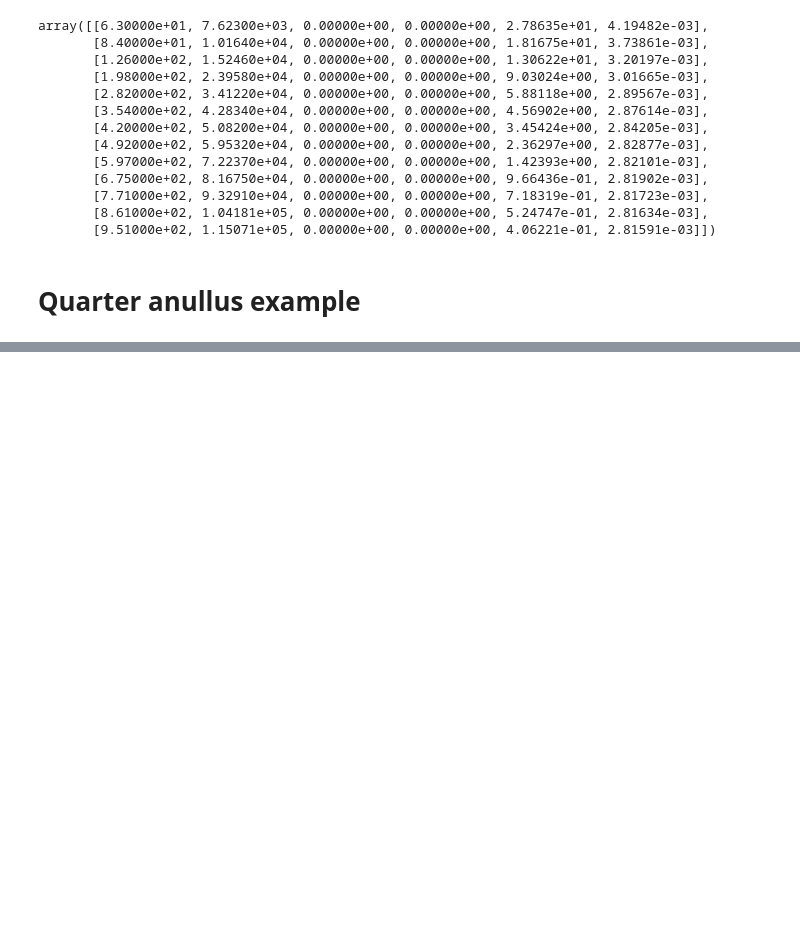
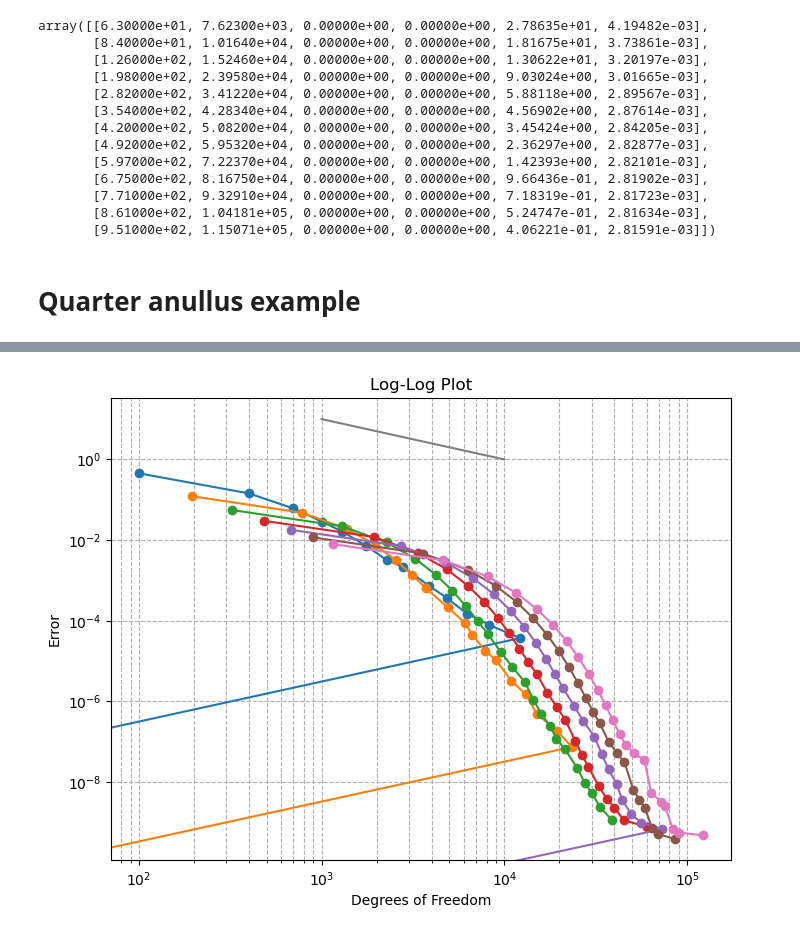
Before and after one commit to c-f-h/pyiga, a Jupyter notebook: notebooks/IETI.ipynb, the cells around one changed output, grey strips where cells are left out. Saved outputs shown, nothing was run; the diff lists cells and outputs as text; code cells hidden in the pictures; blank space fills up the shorter version.

```diff
--- a/notebooks/IETI.ipynb
+++ b/notebooks/IETI.ipynb
@@ -1511,7 +1518,7 @@ nu = {0:10000.0, 1:1.0}
 dir_data = {0:0}
 # %%
-degs = (7,8)
-maxpatches =400
+degs = (2,3,4,5,6,7,8)
+maxpatches =300
 n_info=6
 R = np.zeros((100,n_info*len(degs)))
 maxiter=0
@@ -1526,10 +1533,10 @@ for i,deg in enumerate(degs):
     print("deg = "+str(deg))
     k=0
     while MP.nPatches < maxpatches:
-        #M.plotmesh(figsize=(5,5),color={'C1':'yellow', 'C2':'yellow', 'Fe':'darkgrey', 'Air':'white'}, knots=0, bwidth=0.01, patch_idx=0)
+        #M.plotmesh(figsize=(5,5),color={1:'orange', 0:'white'}, knots=0, bwidth=0.01, patch_idx=0)
         #plt.axis('off');
         #plt.axis('scaled');
-        #plt.savefig('/home/wolfman/Pictures/Inductor/p'+str(deg)+'/i'+str(i)+'.pdf',bbox_inches='tight');
+        #plt.savefig('/home/wolfman/Pictures/Quarter_Annulus/p'+str(deg)+'/i'+str(k)+'.pdf',bbox_inches='tight');
         #plt.show()
 
         print("Number of patches: {}".format(MP.nPatches))
@@ -1538,9 +1545,8 @@ for i,deg in enumerate(degs):
         R[k,n_info*i+1]=MP.nLocDofs
 
         ### Solve
-        u,R[k,n_info*i+2],R[k,n_info*i+3]  = solveIETI(M,dir_data,j,nu)
-        #MP.plot(u);
-        #plt.show();
+        #u,R[k,n_info*i+3],R[k,n_info*i+2]  = solveIETI(M,dir_data,j,nu, prec='edge')
+        u = solveDirect(MP, dir_data, j, nu)
         U.append(u)
 
         t=time.time()
@@ -1560,16 +1566,23 @@ for i,deg in enumerate(degs):
         P = admissibility_split(MP, return_P = True, decoupled=True, consistency=True, a=nu)@P;
         print("Patch-splitting took {:.3} seconds".format(time.time()-t))
         MP = assemble.Multipatch(M, automatch=True)
-
+        print(U[0].shape, P.shape[1])
         U=[P@u for u in U]
 
         k+=1
         print("#####################################################")
+    #MP.plot(U[-1], cbar=True, cmap='jet', aspect='equal', figsize=(5,5), physical=True, mesh=True);
+    #plt.axis('off');
+    #plt.axis('scaled');
+    #plt.savefig('/home/wolfman/Pictures/Quarter_Annulus/p'+str(deg)+'/i'+str(k)+'.pdf',bbox_inches='tight');
+    #plt.show();
+
     P = MP.h_refine(h_ref=-1, return_P = True, decoupled=True)
     P = MP.p_refine(1, return_P=True, decoupled=True)@P
-    u_exact,_,_ = solveIETI(M,dir_data,j,nu)
+    MP.reset()
+    #u_exact,_,_ = solveIETI(M,dir_data,j,nu,'edge')
+    u_exact = solveDirect(MP, dir_data, j, nu)
     A = sum([MP.assemble_volume("nu * inner(grad(u),grad(v)) * dx", arity=2, nu=nu[key], decoupled=True) for key in MP.mesh.domains])
-    #del MP
     for l in range(k):
         e = P@U[l]-u_exact
         R[l,n_info*i+5] = e.T@A@e
@@ -1583,5 +1596,5 @@ R = R[:maxiter,:]
 #plt.savefig('/home/wolfman/Pictures/Inductor/p'+str(deg)+'/i'+str(i)+'.pdf',bbox_inches='tight');
 #plt.show()
 
-np.savetxt('quarter_anullus_selection_consistency.txt', R, fmt=len(degs)*('%d','%d','%1.2f','%d','%1.2e','%1.2e'), delimiter = ' & ', newline='\\\\\n')
+np.savetxt('quarter_anullus_edge.txt', R, fmt=len(degs)*('%d','%d','%d','%1.2f','%1.2e','%1.2e'), delimiter = ' & ', newline='\\\\\n')
 # %% [output]
@@ -1654,0 +1616,4 @@ j
+# %%
+dofs = R[:,np.concatenate([[1 + 6*i] for i in range(7)])]
+eta = R[:,np.concatenate([[4 + 6*i] for i in range(7)])]
+err = R[:,np.concatenate([[5 + 6*i] for i in range(7)])]
@@ -1654,0 +1640,15 @@ j
+# %%
+def plot_log_log(dofs, errors, xlabel='Degrees of Freedom', ylabel='Error', title='Log-Log Plot'):
+    plt.figure(figsize=(8,6))
+    plt.loglog(dofs, errors, marker='o', linestyle='-')
+    plt.loglog([10**3,10**4], [10000*10**-3, 10000*10**-(4)])
+    plt.xlabel(xlabel)
+    plt.ylabel(ylabel)
+    plt.title(title)
+    plt.grid(True, which="both", ls="--")
+# %%
+plot_log_log(dofs, err)
+#plot_log_log([10**3,10**4], [10000*10**-6, 10000*10**-8])
+plt.show()
+# %% [output]
+[figure, added]
```
Also changed, not shown: parts of 16 cells of this notebook, 6 other files.
